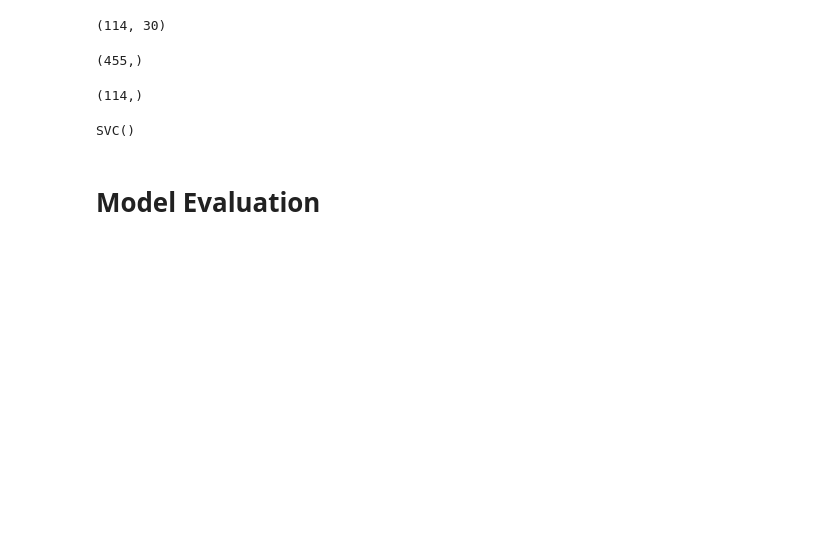
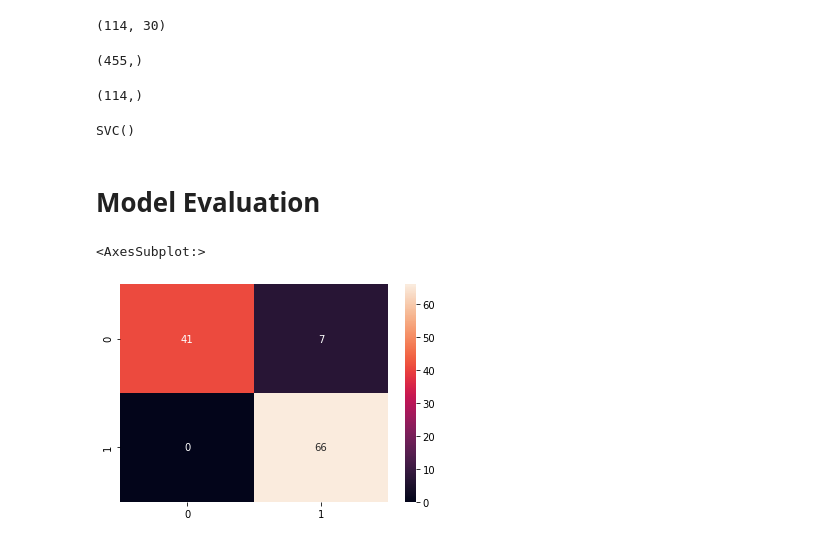
Before and after one commit to kulin-patel/breast-cancer-classification, a Jupyter notebook: breast _cancer_classification.ipynb, the cells around one changed output. Saved outputs shown, nothing was run; the diff lists cells and outputs as text; code cells hidden in the pictures; blank space fills up the shorter version.

Commit message:
Model evaluated

```diff
--- a/breast _cancer_classification.ipynb
+++ b/breast _cancer_classification.ipynb
@@ -239,3 +239,11 @@ svc_model.fit(x_train,y_train)
 SVC()
 # %% [markdown]
 # Model Evaluation
+# %%
+y_predict = svc_model.predict(x_test)
+cm=confusion_matrix(y_test,y_predict)
+# %%
+sns.heatmap(cm,annot=True)
+# %% [output]
+<AxesSubplot:>
+[figure, added]
```
Also changed, not shown: parts of 2 cells of this notebook.
